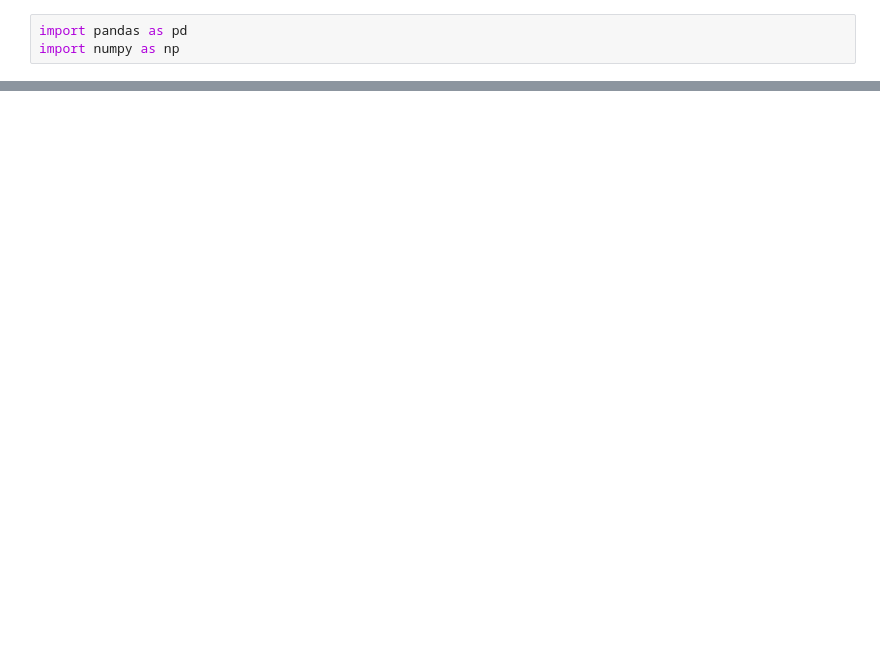
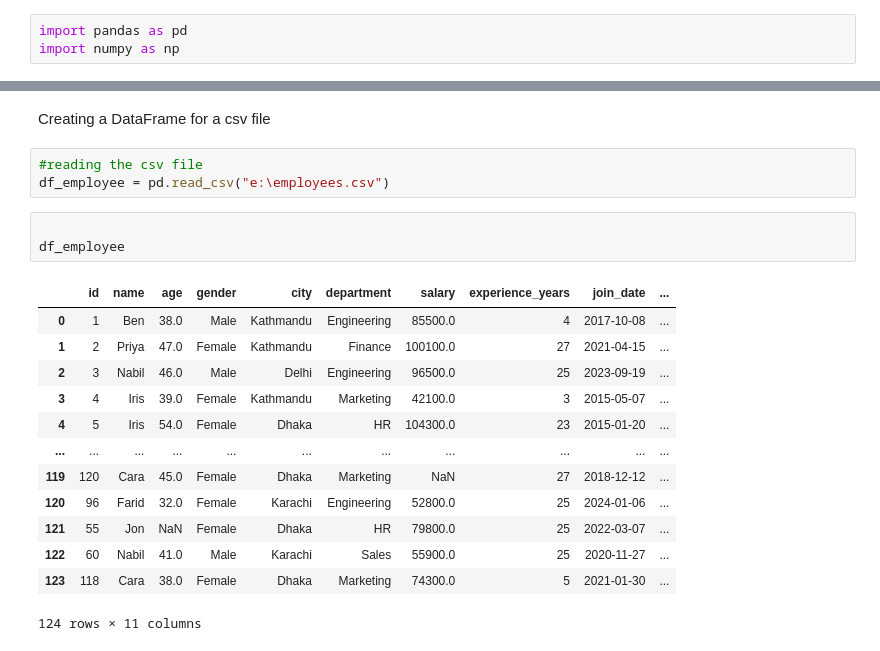
Before and after one commit to biplob-lab/python, a Jupyter notebook: my_pandas.ipynb, the cells around one changed output, grey strips where cells are left out. Saved outputs shown, nothing was run; the diff lists cells and outputs as text; blank space fills up the shorter version.

```diff
--- a/my_pandas.ipynb
+++ b/my_pandas.ipynb
@@ -21,0 +54,22 @@ df
+# %% [markdown]
+Creating a DataFrame for a csv file
+# %%
+#reading the csv file
+df_employee = pd.read_csv("e:\employees.csv")
+# %%
+
+df_employee
+# %% [output]
+|  | id | name | age | gender | city | department | salary | experience_years | join_date | ... |
+| 0 | 1 | Ben | 38.0 | Male | Kathmandu | Engineering | 85500.0 | 4 | 2017-10-08 | ... |
+| 1 | 2 | Priya | 47.0 | Female | Kathmandu | Finance | 100100.0 | 27 | 2021-04-15 | ... |
+| 2 | 3 | Nabil | 46.0 | Male | Delhi | Engineering | 96500.0 | 25 | 2023-09-19 | ... |
+| 3 | 4 | Iris | 39.0 | Female | Kathmandu | Marketing | 42100.0 | 3 | 2015-05-07 | ... |
+| 4 | 5 | Iris | 54.0 | Female | Dhaka | HR | 104300.0 | 23 | 2015-01-20 | ... |
+| ... | ... | ... | ... | ... | ... | ... | ... | ... | ... | ... |
+| 119 | 120 | Cara | 45.0 | Female | Dhaka | Marketing | NaN | 27 | 2018-12-12 | ... |
+| 120 | 96 | Farid | 32.0 | Female | Karachi | Engineering | 52800.0 | 25 | 2024-01-06 | ... |
+| 121 | 55 | Jon | NaN | Female | Dhaka | HR | 79800.0 | 25 | 2022-03-07 | ... |
+| 122 | 60 | Nabil | 41.0 | Male | Karachi | Sales | 55900.0 | 25 | 2020-11-27 | ... |
+| 123 | 118 | Cara | 38.0 | Female | Dhaka | Marketing | 74300.0 | 5 | 2021-01-30 | ... |
+124 rows × 11 columns
```
Also changed, not shown: parts of 17 cells of this notebook.
